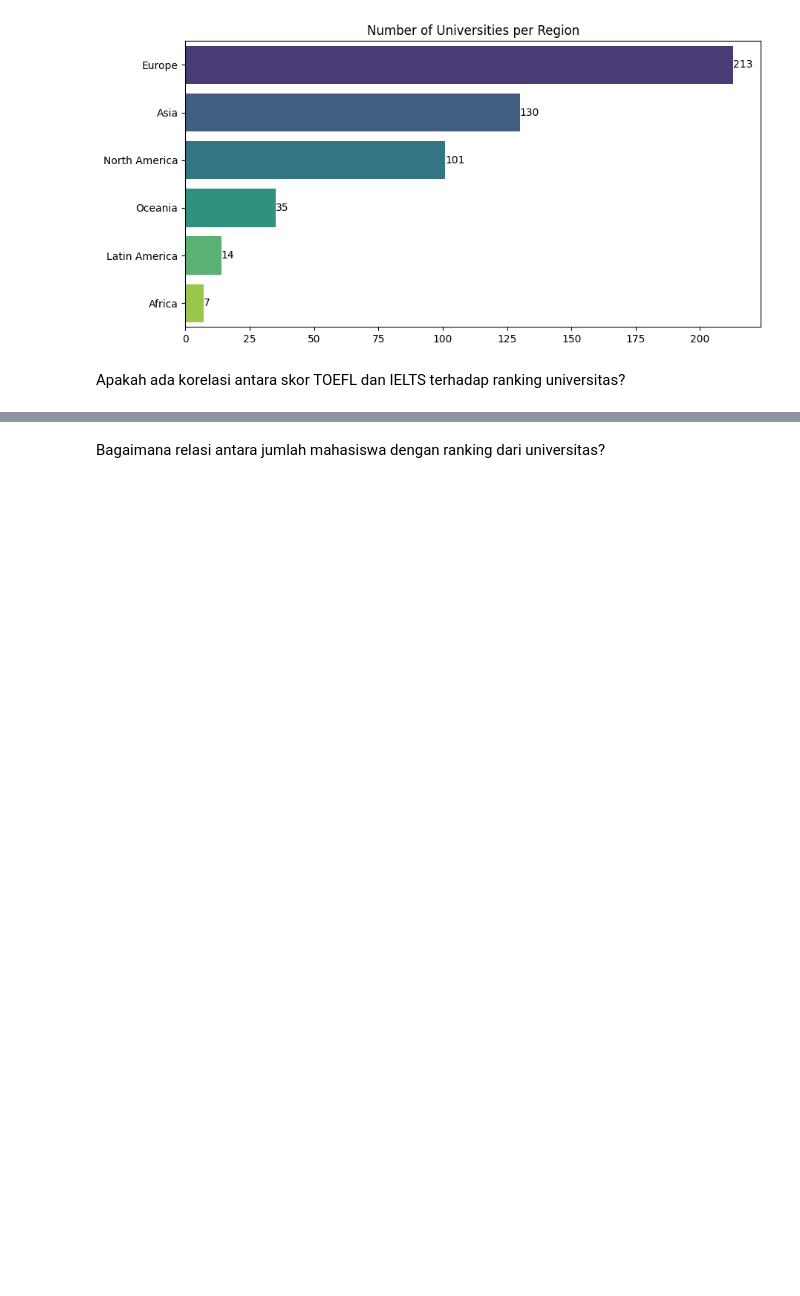
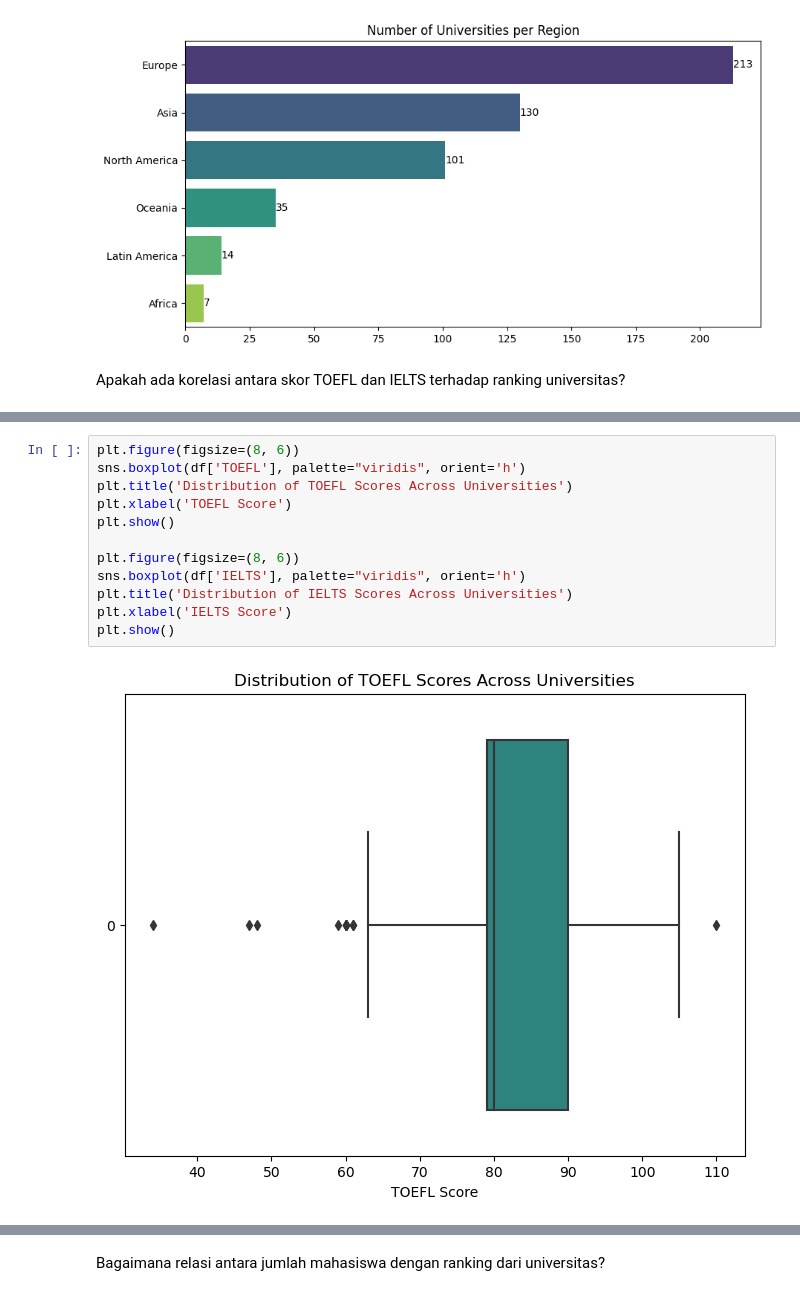
Before and after one commit to NandoAACF/End-to-End-Data-Pipeline, a Jupyter notebook: MainNotebook.ipynb, the cells around one changed output, grey strips where cells are left out. Saved outputs shown, nothing was run; the diff lists cells and outputs as text; blank space fills up the shorter version.

```diff
--- a/MainNotebook.ipynb
+++ b/MainNotebook.ipynb
@@ -274,0 +289,14 @@ plt.show()
+# %%
+plt.figure(figsize=(8, 6))
+sns.boxplot(df['TOEFL'], palette="viridis", orient='h')
+plt.title('Distribution of TOEFL Scores Across Universities')
+plt.xlabel('TOEFL Score')
+plt.show()
+
+plt.figure(figsize=(8, 6))
+sns.boxplot(df['IELTS'], palette="viridis", orient='h')
+plt.title('Distribution of IELTS Scores Across Universities')
+plt.xlabel('IELTS Score')
+plt.show()
+# %% [output]
+[figure, added]
```
Also changed, not shown: parts of 24 cells of this notebook, 2 other files.
